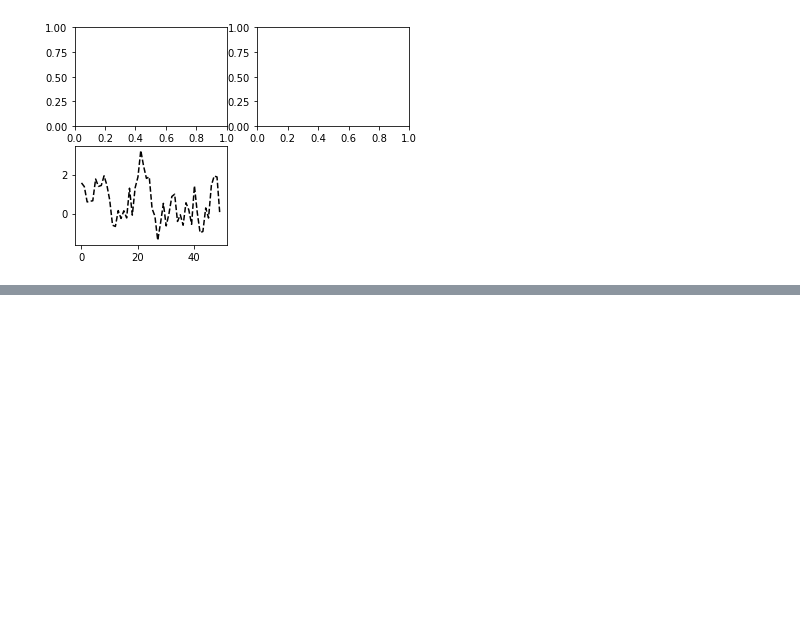
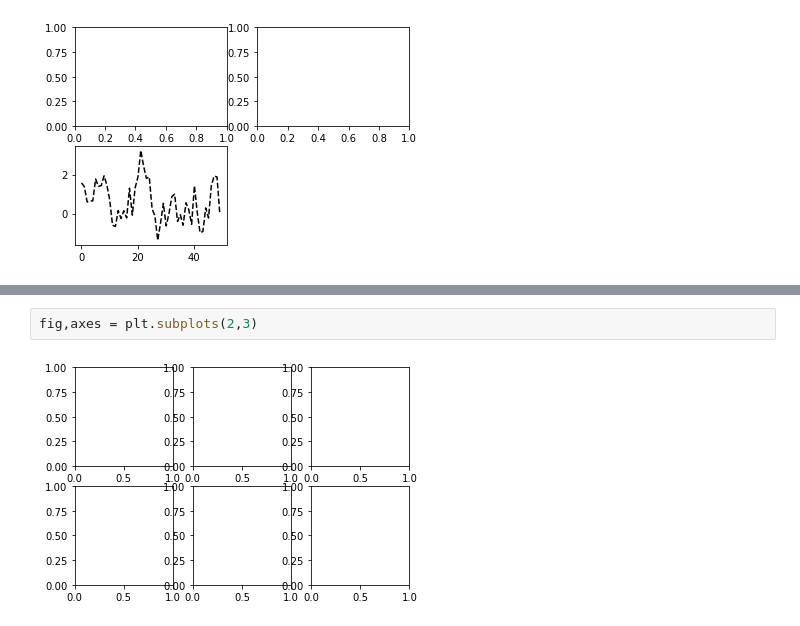
Before and after one commit to zhongzishi/Python-learning-notebooks, a Jupyter notebook: Pydata/Pydata book Chapter 8 Plotting.ipynb, the cells around one changed output, grey strips where cells are left out. Saved outputs shown, nothing was run; the diff lists cells and outputs as text; blank space fills up the shorter version.

```diff
--- a/Pydata/Pydata book Chapter 8 Plotting.ipynb
+++ b/Pydata/Pydata book Chapter 8 Plotting.ipynb
@@ -27,0 +31,4 @@ plt.plot(np.random.randn(50).cumsum(),'k--')
+# %%
+fig,axes = plt.subplots(2,3)
+# %% [output]
+[figure, added]
```
Also changed, not shown: parts of 47 cells of this notebook, 1 other file.
